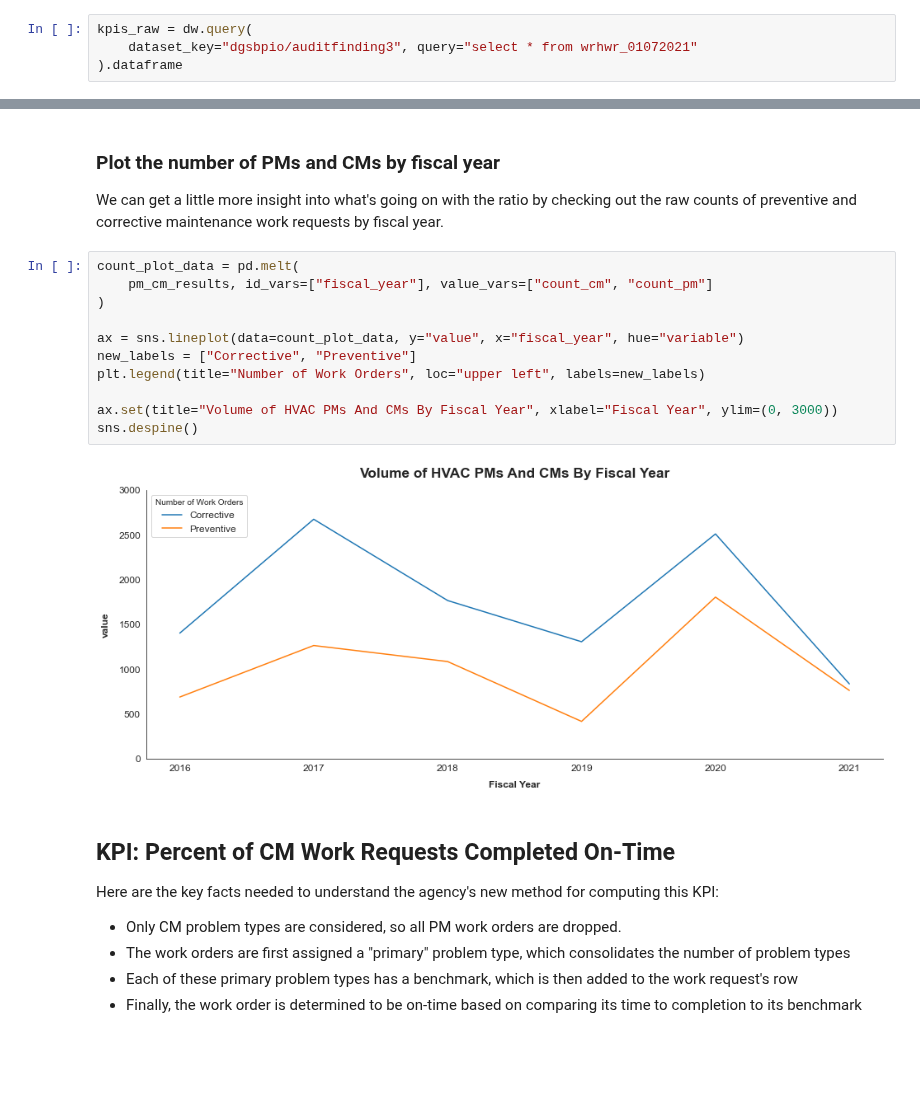
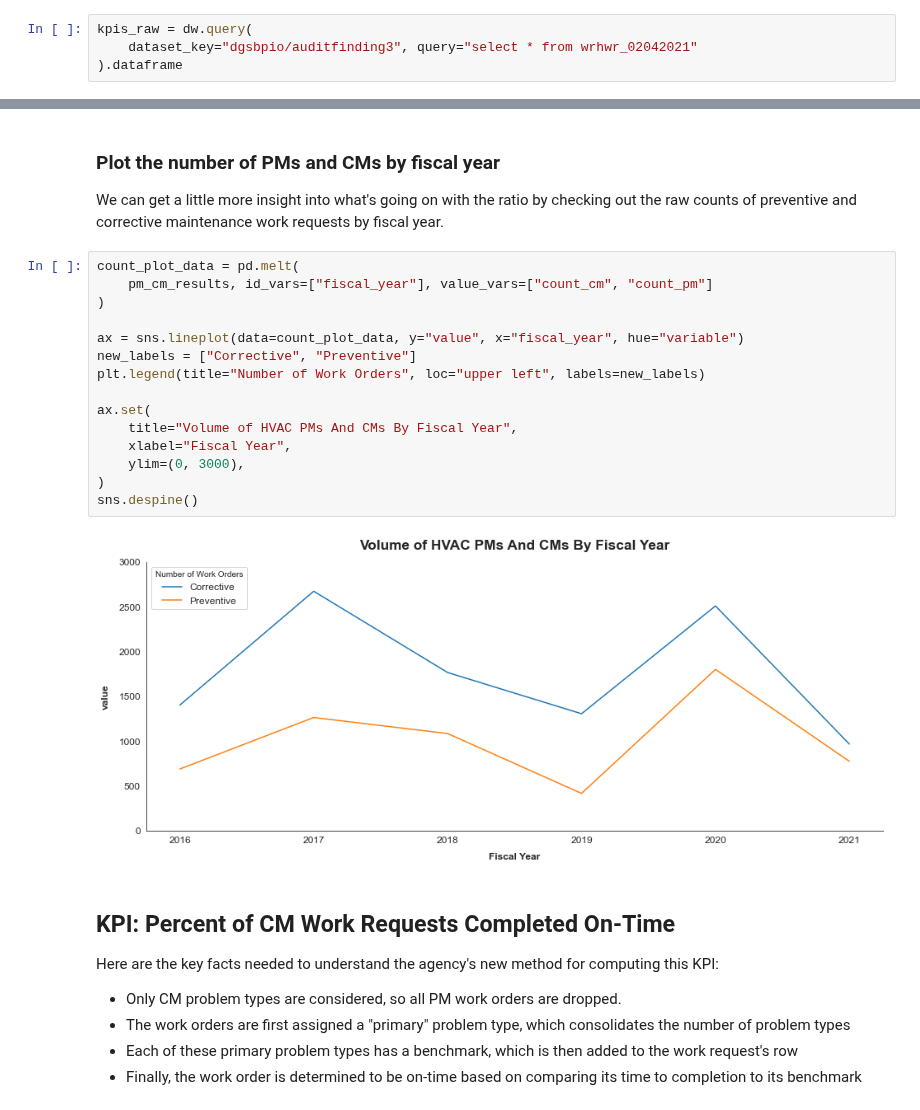
Before and after one commit to department-of-general-services/KPI_central, a Jupyter notebook: FMD_scorecard.ipynb, the cells around one changed output, grey strips where cells are left out. Cells and saved outputs as stored; diff of their text form; blank space fills up the shorter version.

```diff
--- a/FMD_scorecard.ipynb
+++ b/FMD_scorecard.ipynb
@@ -49,7 +49,7 @@ pd.options.mode.chained_assignment = None  # default='warn'
 This data is a copy of Archibus's `wrhwr` table stored at DGS's account on Data.World. To see the exact query used to generate the input data, see `/sql/input_for_FMD_KPIs.sql`.
 # %%
 kpis_raw = dw.query(
-    dataset_key="dgsbpio/auditfinding3", query="select * from wrhwr_01072021"
+    dataset_key="dgsbpio/auditfinding3", query="select * from wrhwr_02042021"
 ).dataframe
 # %%
 print(f"The work orders dataframe has {kpis_raw.shape[0]:,} rows.")
@@ -338,16 +342,20 @@ We can get a little more insight into what's going on with the ratio by checking
 # %%
 count_plot_data = pd.melt(
     pm_cm_results, id_vars=["fiscal_year"], value_vars=["count_cm", "count_pm"]
 )
 
 ax = sns.lineplot(data=count_plot_data, y="value", x="fiscal_year", hue="variable")
 new_labels = ["Corrective", "Preventive"]
 plt.legend(title="Number of Work Orders", loc="upper left", labels=new_labels)
 
-ax.set(title="Volume of HVAC PMs And CMs By Fiscal Year", xlabel="Fiscal Year", ylim=(0, 3000))
+ax.set(
+    title="Volume of HVAC PMs And CMs By Fiscal Year",
+    xlabel="Fiscal Year",
+    ylim=(0, 3000),
+)
 sns.despine()
 # %% [output]
-[figure, old version]
+[figure, new version]
 # %% [markdown]
 ## KPI: Percent of CM Work Requests Completed On-Time
 Here are the key facts needed to understand the agency's new method for computing this KPI:
```
Also changed, not shown: parts of 25 cells of this notebook, 2 other files.
